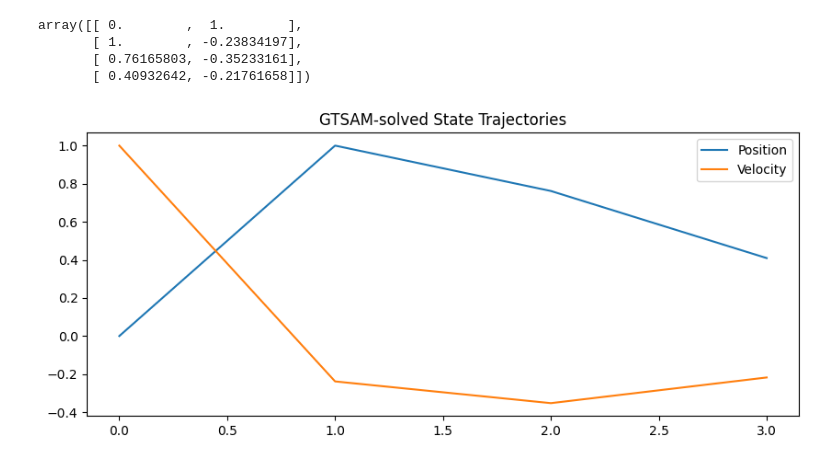
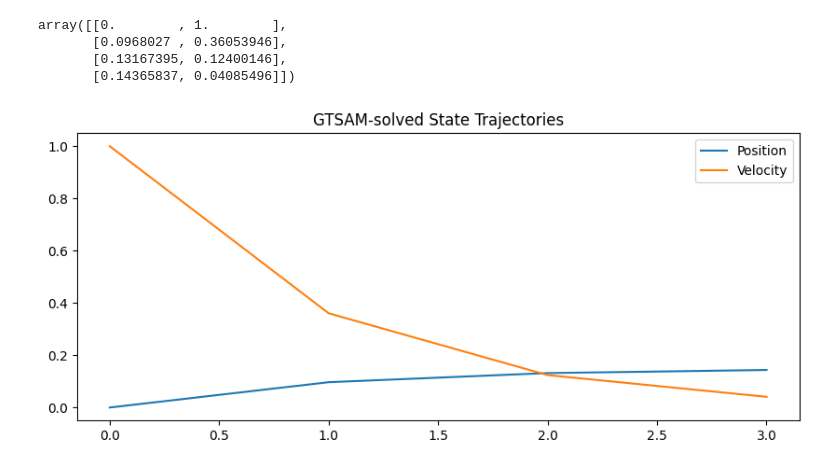
Before and after one commit to CodeXTL/gtsam, a Jupyter notebook: python/gtsam/examples/LQRExample.ipynb, the cells around one changed output. Drawn from its saved outputs; the diff is of its cells as text; code cells hidden in the pictures.

```diff
--- a/python/gtsam/examples/LQRExample.ipynb
+++ b/python/gtsam/examples/LQRExample.ipynb
@@ -19,9 +79,9 @@ from gtsam import symbol
 # %%
 # Define system dynamics: x_{k+1} = A x_k + B u_k
-A = np.array([[1.0, 1.0],
-              [0.0, 1.0]])
-B = np.array([[0.0],
-              [1.0]])
+A = np.array([[1.0, 0.1],
+        [0.0, 1.0]])
+B = np.array([[0.005],
+        [1.0]])
 
 # Define cost matrices: minimize sum of (xᵀQx + uᵀRu)
 Q = np.eye(2)
@@ -29,4 +190,6 @@ R = np.array([[1.0]])
 # %%
+# Horizon of the problem (i.e. how many discrete timesteps we want to consider)
+# Note that in python the initial index starts at 0, so the terminal states would be N-1
 N = 4
 # Cost factors: L such that Q = LᵀL
 Lx = np.linalg.cholesky(Q)
@@ -39,22 +202,23 @@ initial_values = gtsam.Values()
 # Set initial state: x_0 = [0, 1]^T, add a strong prior factor to fix the initial state
 x0 = np.array([0.0, 1.0])
 prior_noise = gtsam.noiseModel.Isotropic.Sigma(2, 1e-20)
-graph.add(gtsam.JacobianFactor(symbol('x', 0), np.eye(2), x0, prior_noise))
+graph.add(gtsam.JacobianFactor(X(0), np.eye(2), x0, prior_noise))
 
 # Cost + dynamics
 for k in range(N):
-    xk = symbol('x', k)
-    uk = symbol('u', k)
+    xk = X(k)
+    uk = U(k)
 
     # Cost factor: x_k^T Q x_k
     graph.add(gtsam.JacobianFactor(xk, Lx, np.zeros(2), gtsam.noiseModel.Unit.Create(2)))
 
-    # Cost factor: u_k^T R u_k
-    graph.add(gtsam.JacobianFactor(uk, Lu, np.zeros(1), gtsam.noiseModel.Unit.Create(1)))
+    # Cost factor: u_k^T R u_k, note that there is no cost term for terminal input
+    if k < N-1:
+        graph.add(gtsam.JacobianFactor(uk, Lu, np.zeros(1), gtsam.noiseModel.Unit.Create(1)))
 
     # Dynamics hard constraint factor: x_{k+1} = A x_k + B u_k
-    if k < N:
-        xk1 = symbol('x', k + 1)
+    if k <= N-2:
+        xk1 = X(k+1)
         graph.add(gtsam.JacobianFactor(
             xk1, np.eye(2),
             xk, -A,
@@ -63,35 +227,36 @@ for k in range(N):
             gtsam.noiseModel.Diagonal.Sigmas(np.zeros(2))  # hard constraint
         ))
 
-# Terminal cost: x_N^T Q x_N
-xN = symbol('x', N)
+# Terminal cost: x_N-1^T Q x_N-1
+xN = X(N-1)
 graph.add(gtsam.JacobianFactor(xN, Lx, np.zeros(2), gtsam.noiseModel.Unit.Create(2)))
 # %%
 # Solve the factor graph and retrieve the results
 result = graph.optimize()
 
 states = []
 controls = []
 for k in range(N):
-    xk = symbol('x', k)
-    uk = symbol('u', k)
+    xk = X(k)
+    uk = U(k)
     states.append(result.at(xk))
-    controls.append(result.at(uk))
+    if k < N-1:
+      controls.append(result.at(uk))
 
 
 states = np.array(states)
 controls = np.array(controls)
 
 # Plotting
 plt.figure(figsize=(10, 4))
 plt.plot(states[:, 0], label='Position')
 plt.plot(states[:, 1], label='Velocity')
 plt.title('GTSAM-solved State Trajectories')
 plt.legend()
 states
 # %% [output]
-array([[ 0.        ,  1.        ],
-       [ 1.        , -0.23834197],
-       [ 0.76165803, -0.35233161],
-       [ 0.40932642, -0.21761658]])
+array([[0.        , 1.        ],
+       [0.0968027 , 0.36053946],
+       [0.13167395, 0.12400146],
+       [0.14365837, 0.04085496]])
-[figure, old version]
+[figure, new version]
```
Also changed, not shown: parts of 17 cells of this notebook.
